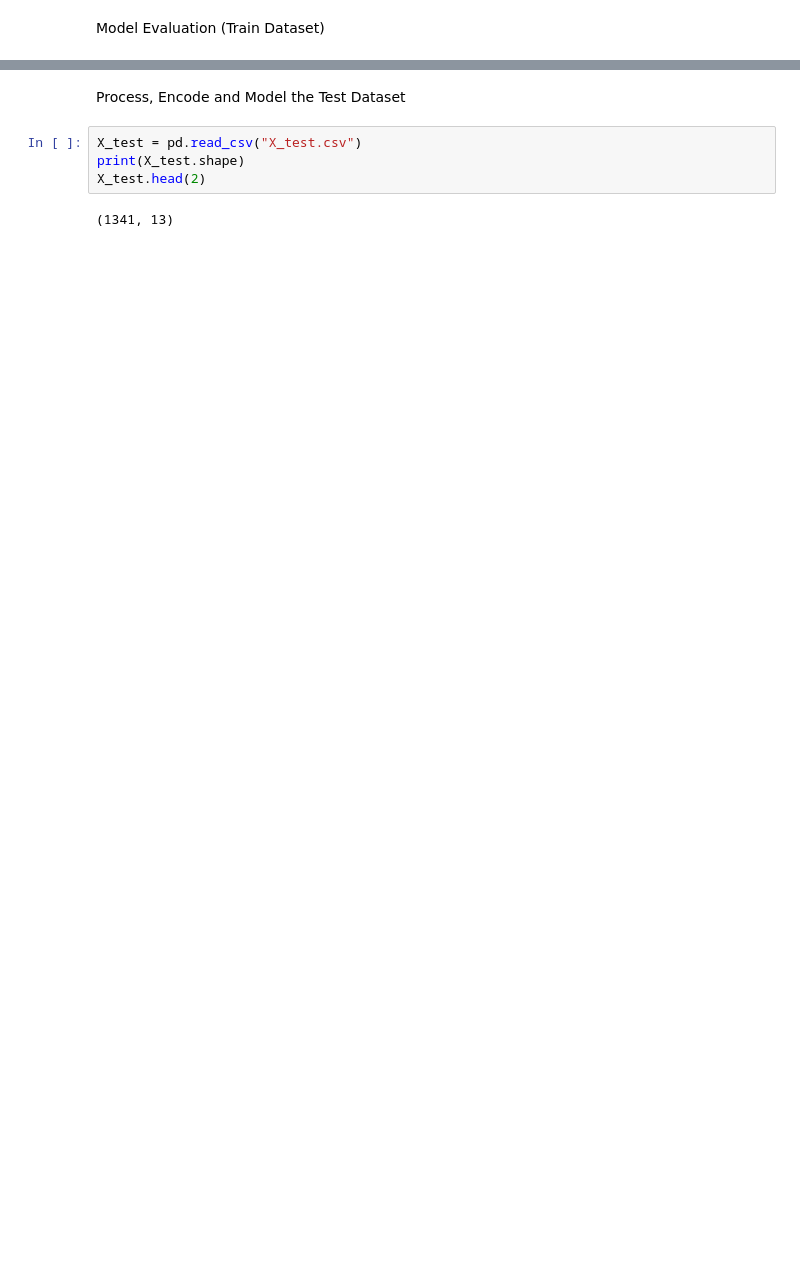
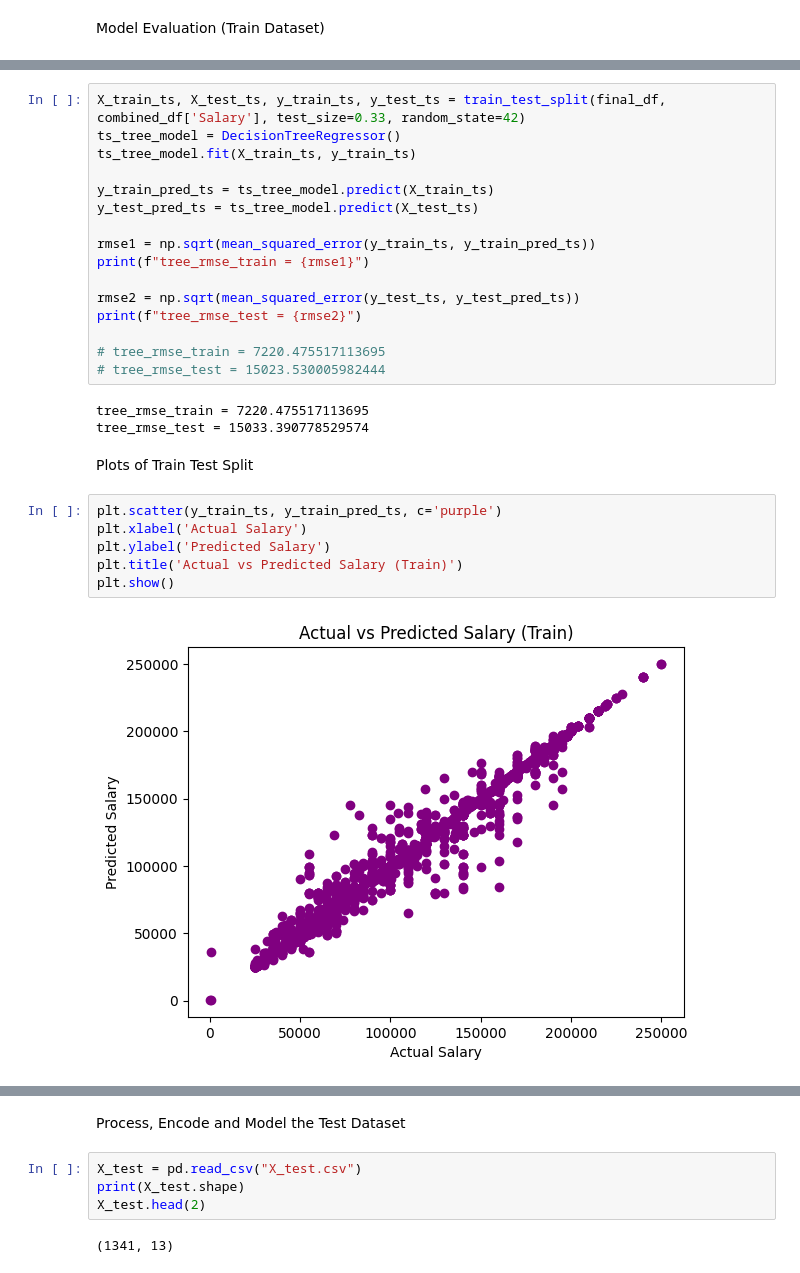
Before and after one commit to DariaTr/Regression-Project, a Jupyter notebook: Regression Project Notebook - Daria.ipynb, the cells around one changed output, grey strips where cells are left out. Drawn from its saved outputs; the diff is of its cells as text; blank space fills up the shorter version.

```diff
--- a/Regression Project Notebook - Daria.ipynb
+++ b/Regression Project Notebook - Daria.ipynb
@@ -549,0 +581,29 @@ Root Mean Square Error on training data: 21427.663101097292
+# %%
+X_train_ts, X_test_ts, y_train_ts, y_test_ts = train_test_split(final_df, combined_df['Salary'], test_size=0.33, random_state=42)
+ts_tree_model = DecisionTreeRegressor()
+ts_tree_model.fit(X_train_ts, y_train_ts)
+
+y_train_pred_ts = ts_tree_model.predict(X_train_ts)
+y_test_pred_ts = ts_tree_model.predict(X_test_ts)
+
+rmse1 = np.sqrt(mean_squared_error(y_train_ts, y_train_pred_ts))
+print(f"tree_rmse_train = {rmse1}")
+
+rmse2 = np.sqrt(mean_squared_error(y_test_ts, y_test_pred_ts))
+print(f"tree_rmse_test = {rmse2}")
+
+# tree_rmse_train = 7220.475517113695
+# tree_rmse_test = 15023.530005982444
+# %% [output]
+tree_rmse_train = 7220.475517113695
+tree_rmse_test = 15033.390778529574
+# %% [markdown]
+Plots of Train Test Split
+# %%
+plt.scatter(y_train_ts, y_train_pred_ts, c='purple')
+plt.xlabel('Actual Salary')
+plt.ylabel('Predicted Salary')
+plt.title('Actual vs Predicted Salary (Train)')
+plt.show()
+# %% [output]
+[figure, added]
```
Also changed, not shown: parts of 23 cells of this notebook, 3 other files.
